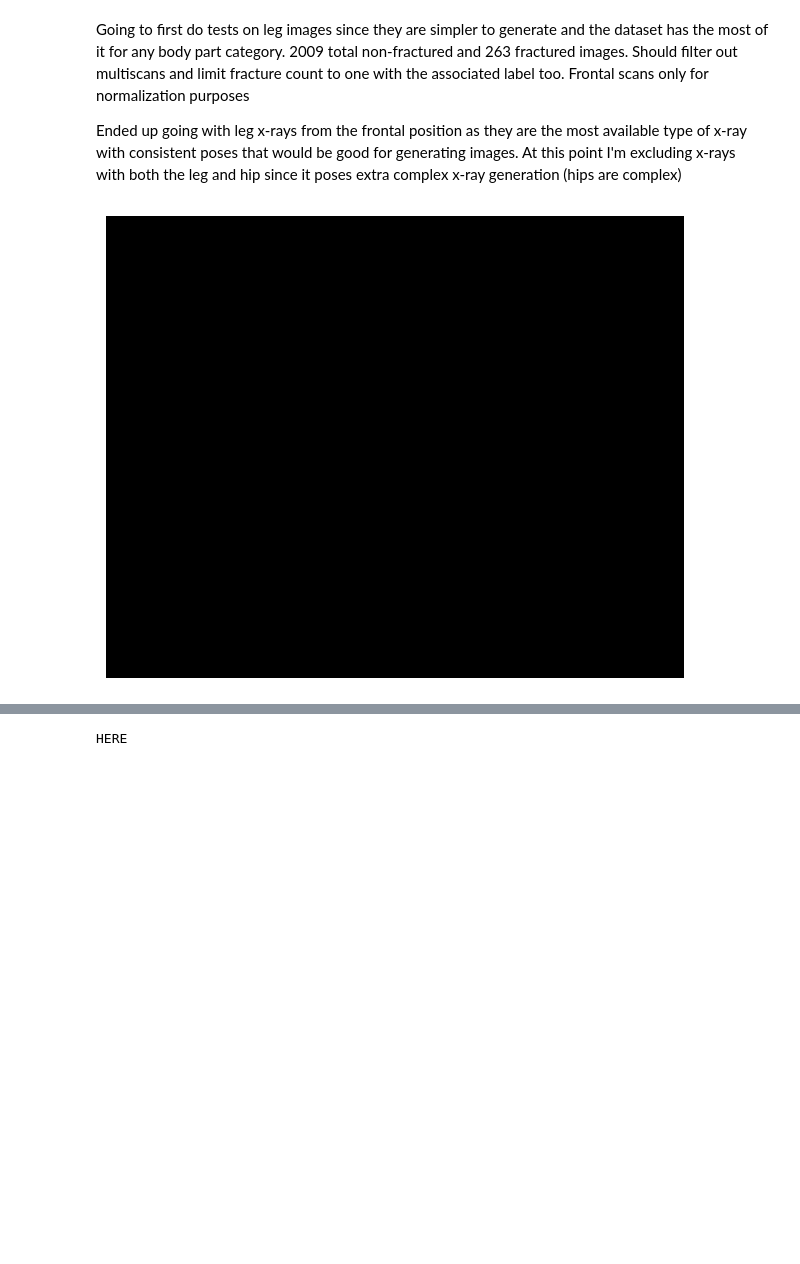
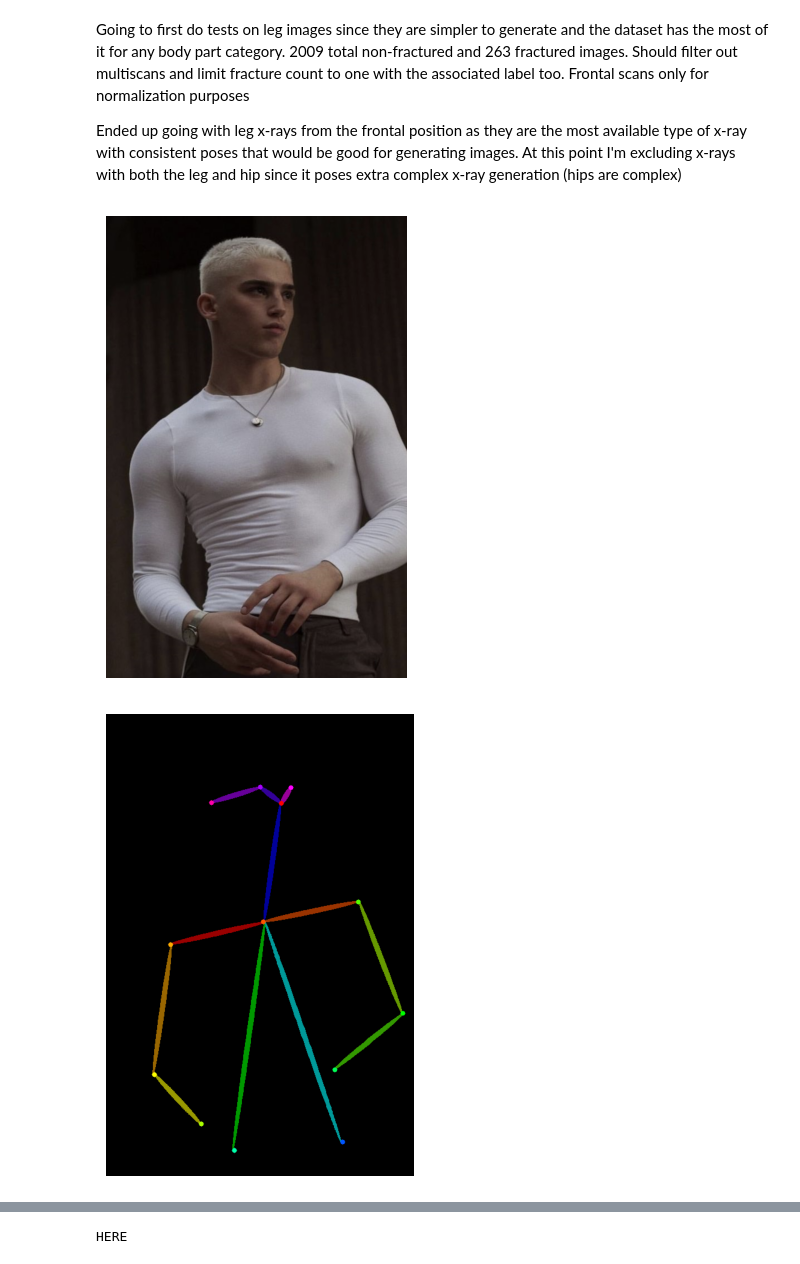
Before and after one commit to jamesmoore24/CV-Project, a Jupyter notebook: fracatlas.ipynb, the cells around one changed output, grey strips where cells are left out. Saved outputs shown, nothing was run; the diff lists cells and outputs as text; code cells hidden in the pictures; blank space fills up the shorter version.

Commit message:
added images for examples

```diff
--- a/fracatlas.ipynb
+++ b/fracatlas.ipynb
@@ -156,31 +156,39 @@ def generate_pose_image(filename, save=False, save_path='pose_output.png'):
 
     Returns:
     PIL.Image.Image: The pose image generated by OpenposeDetector.
     """
     # Load image
     img = Image.open(filename)
+
+    # Optionally display the image
+    plt.figure(figsize=(8, 6))
+    plt.imshow(img)
+    plt.axis('off')
+    plt.show()
 
     # Initialize the OpenposeDetector
     openpose = OpenposeDetector.from_pretrained('lllyasviel/ControlNet')
 
     # Process the image to generate pose
     pose_image = openpose(img)
 
     # Check if the image needs to be saved
     if save:
         # Save the pose image to the specified path
         pose_image.save(save_path)
         print(f"Pose image saved to {save_path}")
 
     # Optionally display the image
     plt.figure(figsize=(8, 6))
     plt.imshow(pose_image)
     plt.axis('off')
     plt.show()
 
     return pose_image
 
 # Example usage
+pose_img = generate_pose_image('example.png', save=False, save_path='generated_pose_image.png')
 pose_img = generate_pose_image('FracAtlas/images/Fractured/IMG0000025.jpg', save=False, save_path='generated_pose_image.png')
 # %% [output]
-[figure, old version]
+[figure, new version]
+[figure, added]
```
Also changed, not shown: parts of 1 cell of this notebook.
